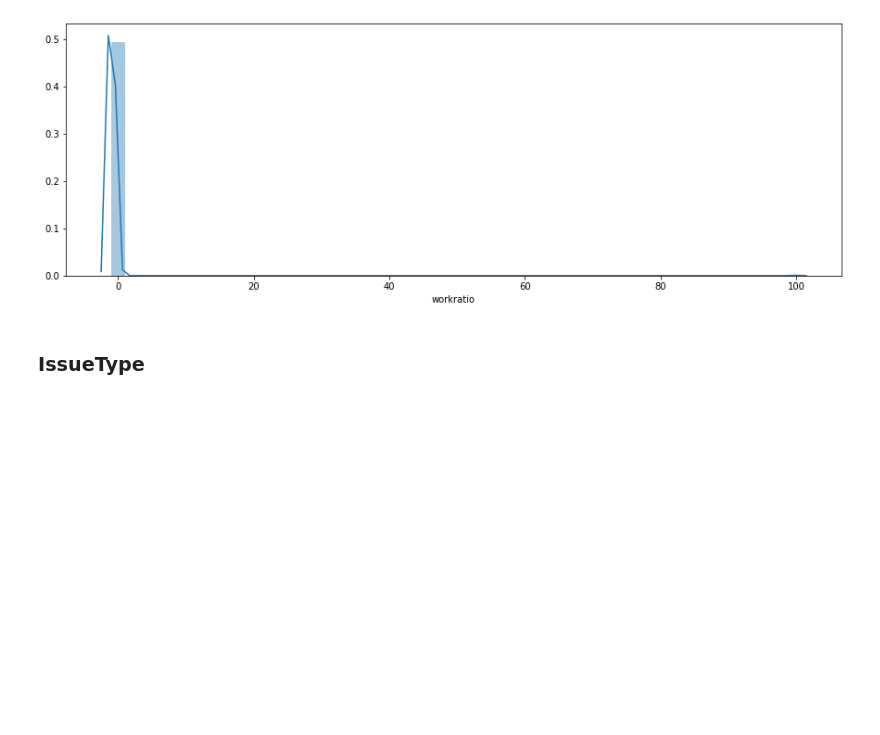
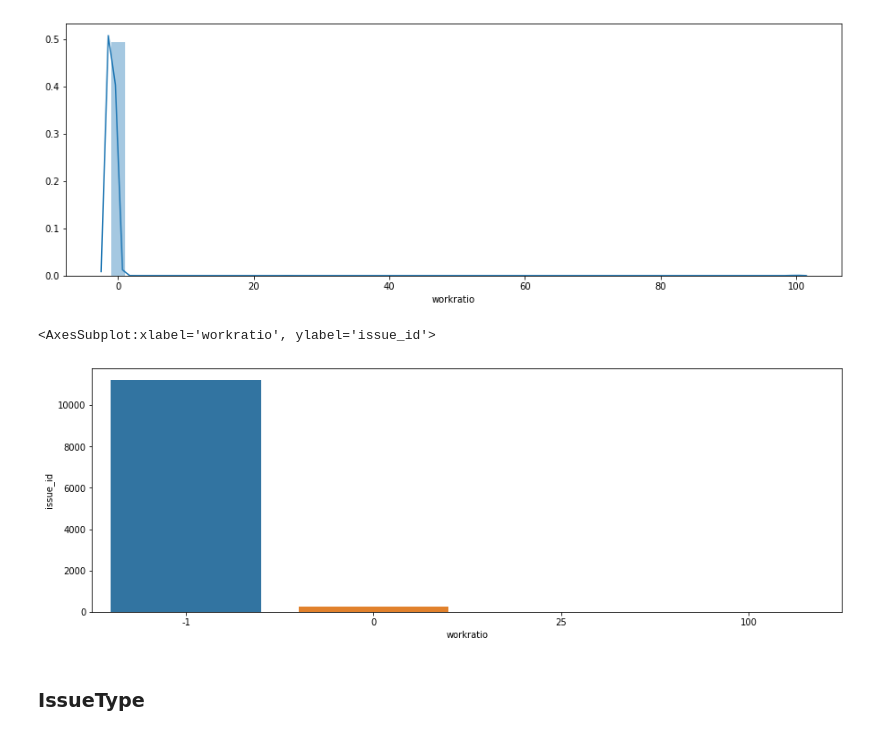
Before and after one commit to IncioMan/Continuous-Integration-metrics-for-post-release-bugs-prediction, a Jupyter notebook: Jira_issue_retriever.ipynb, the cells around one changed output. Drawn from its saved outputs; the diff is of its cells as text; code cells hidden in the pictures; blank space fills up the shorter version.

Commit message:
github data

```diff
--- a/Jira_issue_retriever.ipynb
+++ b/Jira_issue_retriever.ipynb
@@ -319,6 +329,11 @@ sns.distplot(issues_df.workratio)
 # %% [output]
 <AxesSubplot:xlabel='workratio'>
 [figure]
+# %%
+sns.barplot(x="workratio", y="issue_id", data=issues_df.groupby("workratio").count().reset_index())
+# %% [output]
+<AxesSubplot:xlabel='workratio', ylabel='issue_id'>
+[figure, added]
 # %% [markdown]
 ### IssueType
 # %%
```
Also changed, not shown: parts of 23 cells of this notebook, 4 other files.
